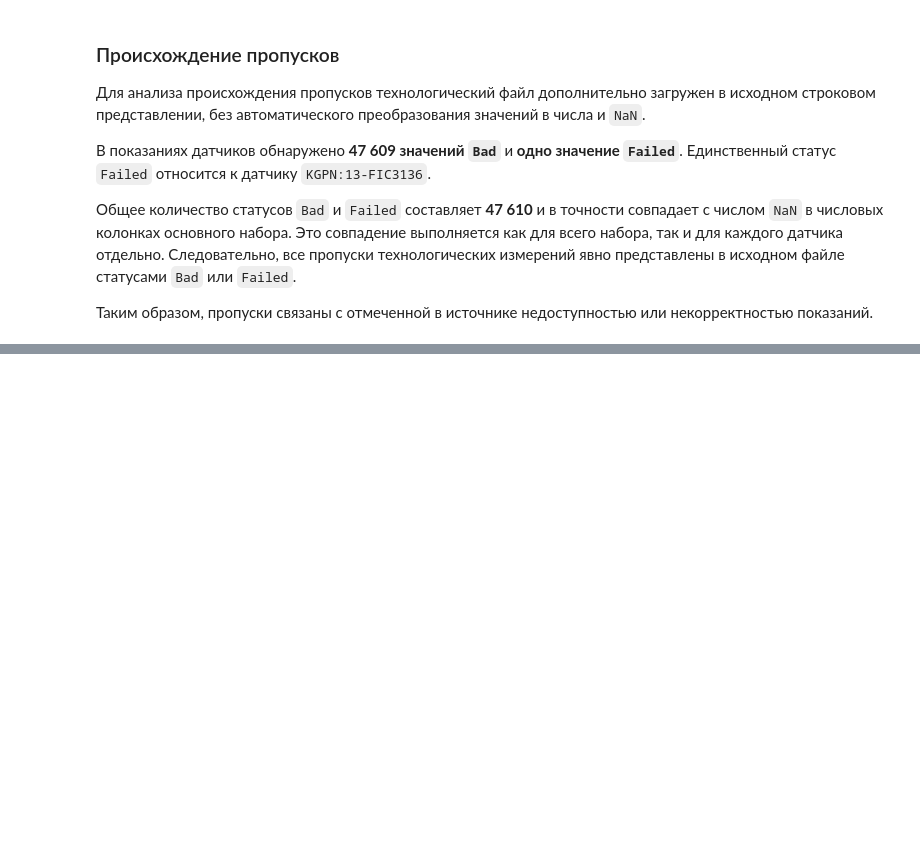
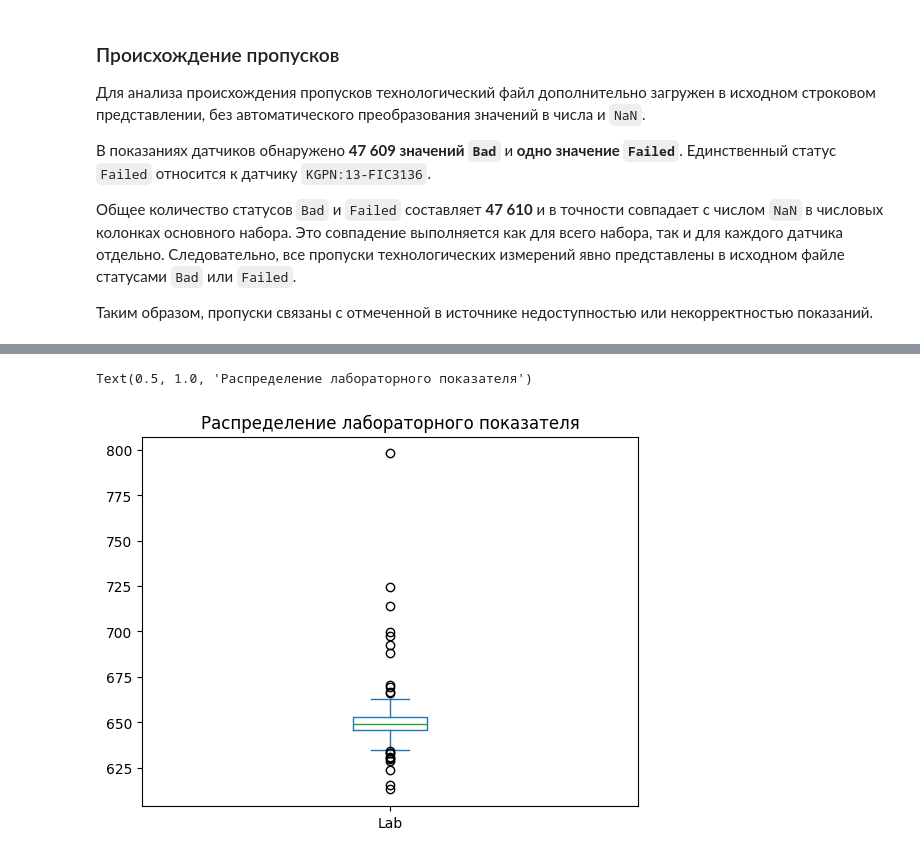
Before and after one commit to Bas-sov/soft-sensor, a Jupyter notebook: notebooks/01_eda.ipynb, the cells around one changed output, grey strips where cells are left out. Drawn from its saved outputs; the diff is of its cells as text; code cells hidden in the pictures; blank space fills up the shorter version.

```diff
--- a/notebooks/01_eda.ipynb
+++ b/notebooks/01_eda.ipynb
@@ -468,0 +488,6 @@ np.True_
+# %%
+lab_df.plot.box()
+plt.title('Распределение лабораторного показателя')
+# %% [output]
+Text(0.5, 1.0, 'Распределение лабораторного показателя')
+[figure, added]
```
Also changed, not shown: parts of 7 cells of this notebook.
